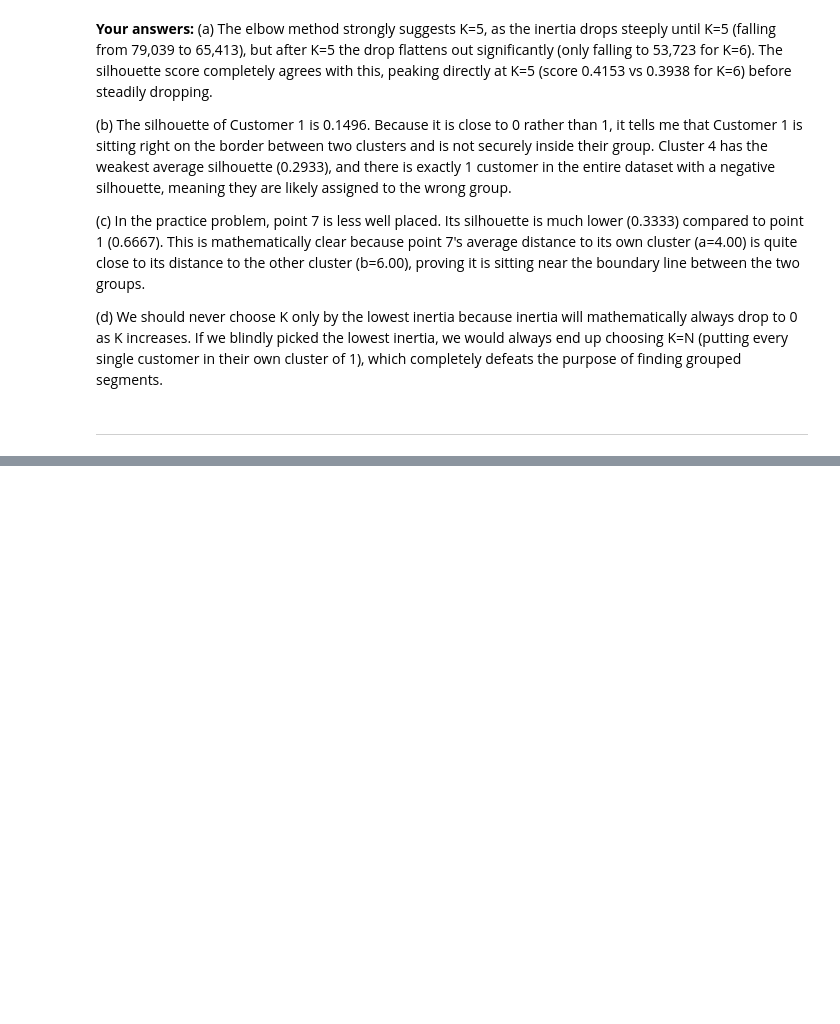
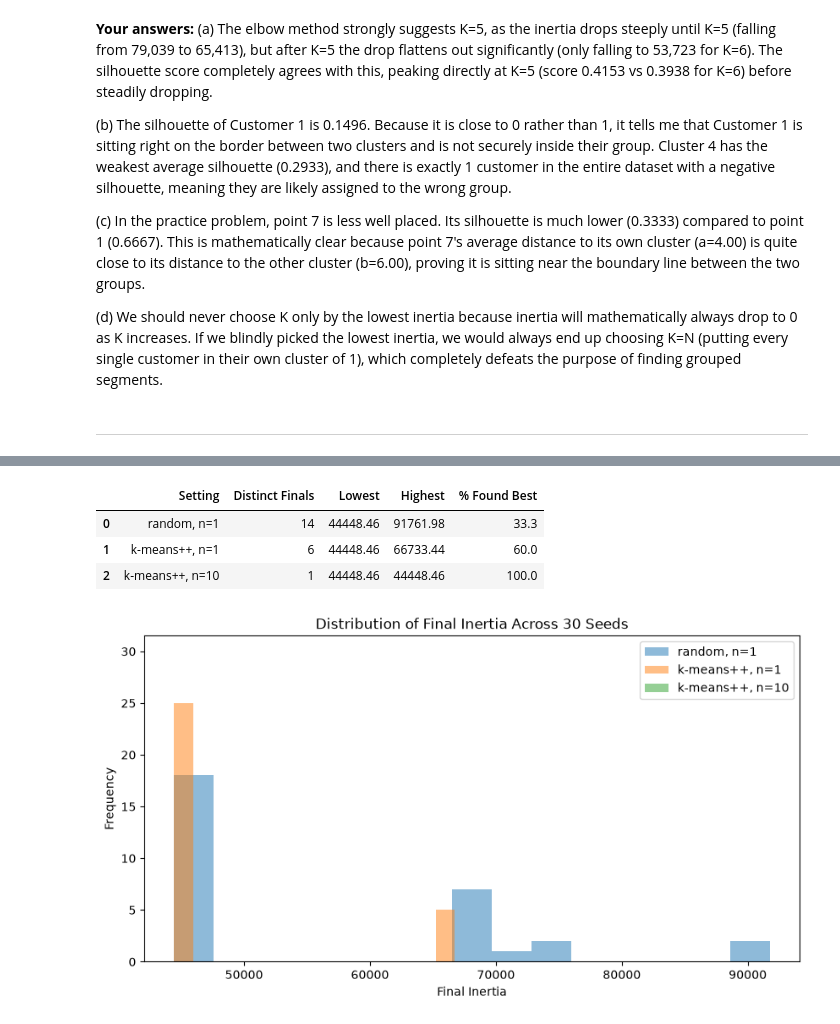
Before and after one commit to bahadurmalik82/customer-segmentation-kmeans, a Jupyter notebook: KMeans_Clustering.ipynb, the cells around one changed output, grey strips where cells are left out. Saved outputs shown, nothing was run; the diff lists cells and outputs as text; code cells hidden in the pictures; blank space fills up the shorter version.

```diff
--- a/KMeans_Clustering.ipynb
+++ b/KMeans_Clustering.ipynb
@@ -546,0 +569,48 @@ Point 11: a=3.00, b=7.00, s=0.5714 (sklearn=0.5714)
+# %%
+settings = [
+    ('random', 1),
+    ('k-means++', 1),
+    ('k-means++', 10)
+]
+
+all_inertias = {}
+summary = []
+
+for init_type, n_init_val in settings:
+    inertias = []
+    for seed in range(30):
+        km = KMeans(n_clusters=5, init=init_type, n_init=n_init_val, random_state=seed)
+        km.fit(X2)
+        inertias.append(km.inertia_)
+
+    inertias_rounded = np.round(inertias, 1)
+    best_val = np.min(inertias)
+    best_pct = (np.sum(inertias_rounded == np.round(best_val, 1)) / 30) * 100
+
+    name = f"{init_type}, n={n_init_val}"
+    all_inertias[name] = inertias
+
+    summary.append({
+        'Setting': name,
+        'Distinct Finals': len(np.unique(inertias_rounded)),
+        'Lowest': round(best_val, 2),
+        'Highest': round(np.max(inertias), 2),
+        '% Found Best': round(best_pct, 1)
+    })
+
+display(pd.DataFrame(summary))
+
+plt.figure(figsize=(10, 5))
+for name, vals in all_inertias.items():
+    plt.hist(vals, bins=15, alpha=0.5, label=name)
+plt.title('Distribution of Final Inertia Across 30 Seeds')
+plt.xlabel('Final Inertia')
+plt.ylabel('Frequency')
+plt.legend()
+plt.show()
+# %% [output]
+|  | Setting | Distinct Finals | Lowest | Highest | % Found Best |
+| 0 | random, n=1 | 14 | 44448.46 | 91761.98 | 33.3 |
+| 1 | k-means++, n=1 | 6 | 44448.46 | 66733.44 | 60.0 |
+| 2 | k-means++, n=10 | 1 | 44448.46 | 44448.46 | 100.0 |
+[figure, added]
```
Also changed, not shown: parts of 7 cells of this notebook.
